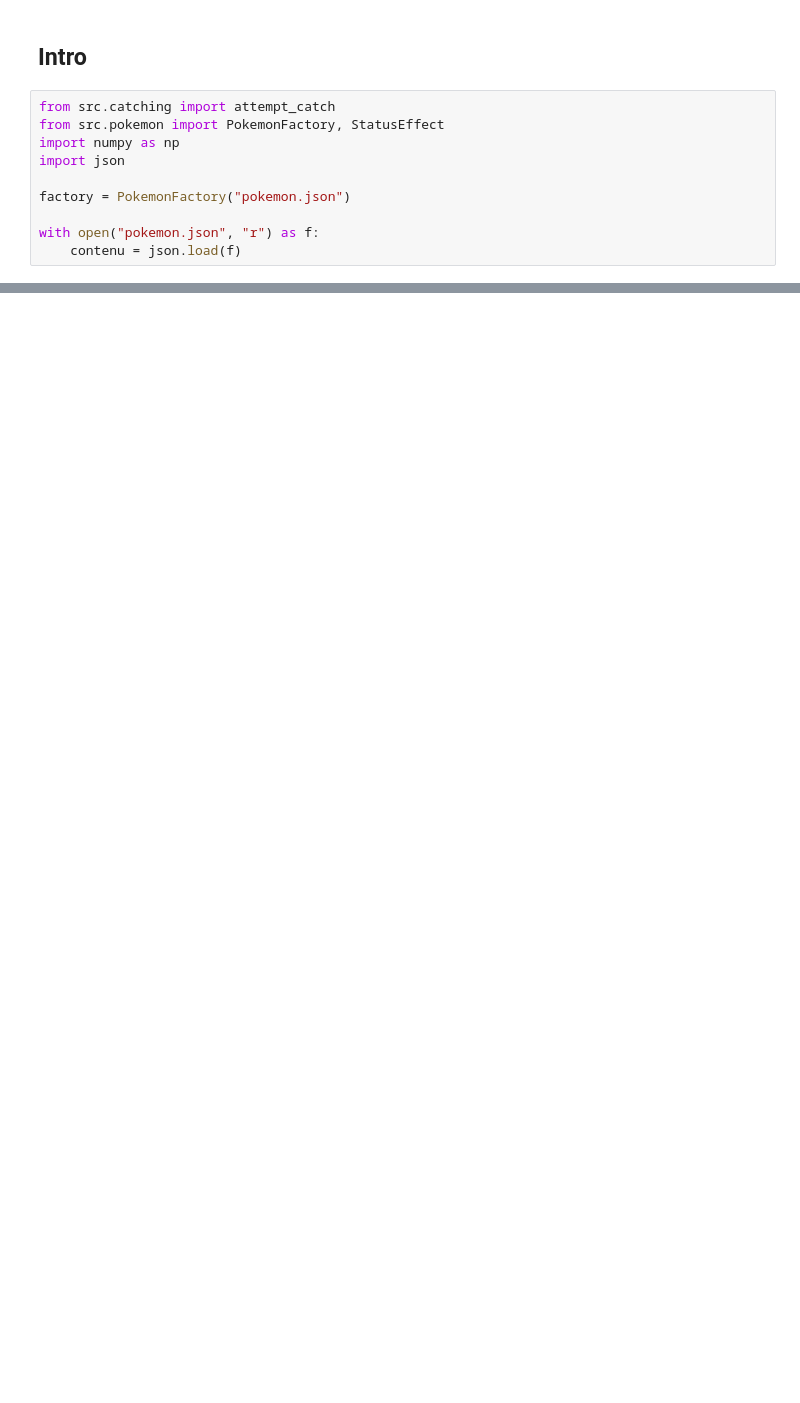
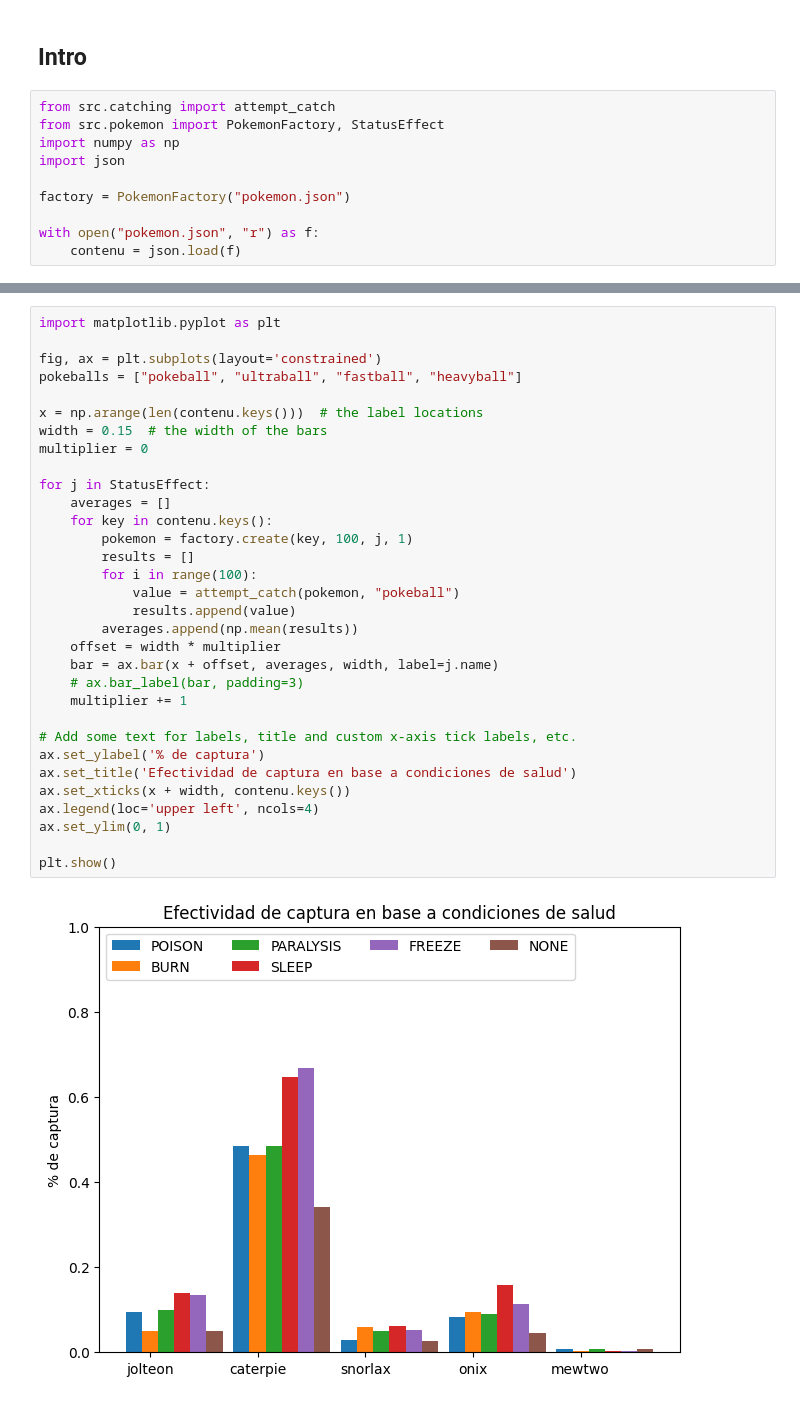
Before and after one commit to LICHTENBERGERHugo/TP0, a Jupyter notebook: Data analysis.ipynb, the cells around one changed output, grey strips where cells are left out. Saved outputs shown, nothing was run; the diff lists cells and outputs as text; blank space fills up the shorter version.

```diff
--- a/Data analysis.ipynb
+++ b/Data analysis.ipynb
@@ -45,0 +77,34 @@ Pokeball : heavyball
+# %%
+import matplotlib.pyplot as plt
+
+fig, ax = plt.subplots(layout='constrained')
+pokeballs = ["pokeball", "ultraball", "fastball", "heavyball"]
+
+x = np.arange(len(contenu.keys()))  # the label locations
+width = 0.15  # the width of the bars
+multiplier = 0
+
+for j in StatusEffect:
+    averages = []
+    for key in contenu.keys():
+        pokemon = factory.create(key, 100, j, 1)
+        results = []
+        for i in range(100):
+            value = attempt_catch(pokemon, "pokeball")
+            results.append(value)
+        averages.append(np.mean(results))
+    offset = width * multiplier
+    bar = ax.bar(x + offset, averages, width, label=j.name)
+    # ax.bar_label(bar, padding=3)
+    multiplier += 1
+
+# Add some text for labels, title and custom x-axis tick labels, etc.
+ax.set_ylabel('% de captura')
+ax.set_title('Efectividad de captura en base a condiciones de salud')
+ax.set_xticks(x + width, contenu.keys())
+ax.legend(loc='upper left', ncols=4)
+ax.set_ylim(0, 1)
+
+plt.show()
+# %% [output]
+[figure, added]
```
Also changed, not shown: parts of 4 cells of this notebook, 3 other files.
